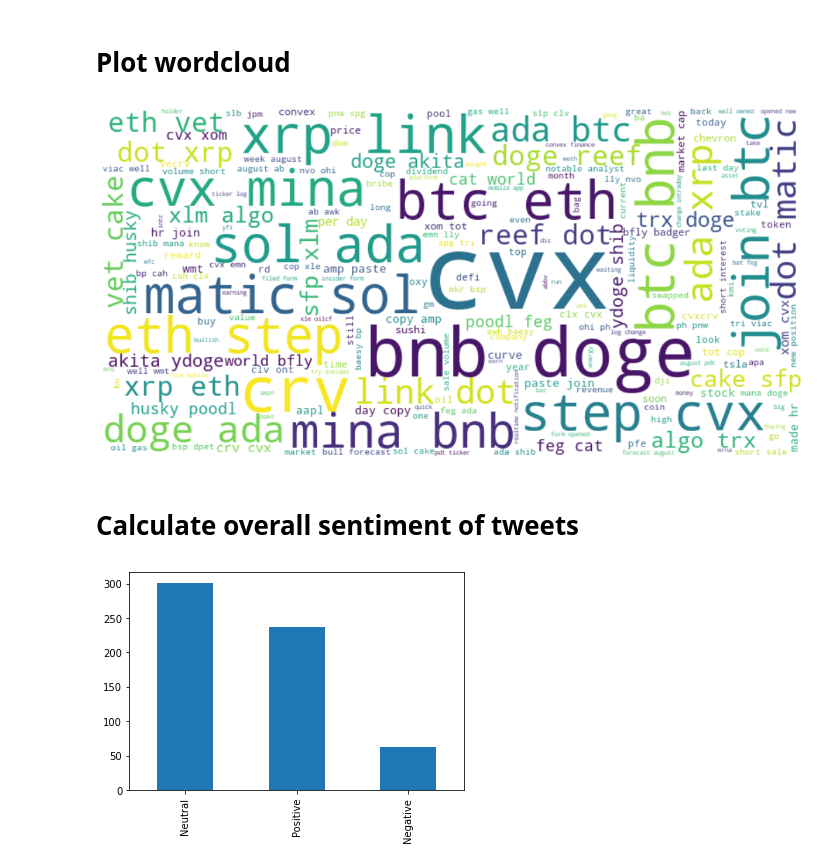
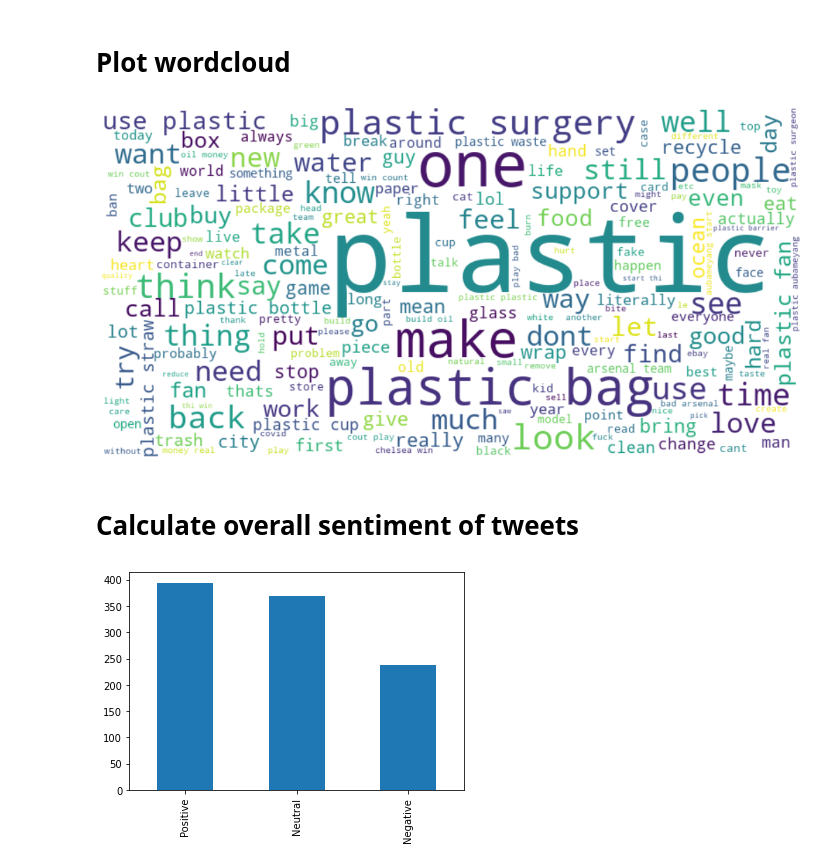
Before and after one commit to victorbnnt/NLPprojects, a Jupyter notebook: notebooks/04_Tweepy.ipynb, the cells around one changed output. Drawn from its saved outputs; the diff is of its cells as text; code cells hidden in the pictures.

```diff
--- a/notebooks/04_Tweepy.ipynb
+++ b/notebooks/04_Tweepy.ipynb
@@ -108,7 +115,7 @@ cleaned_df["textblob_analysis"].value_counts().plot(kind="bar");
 # %% [markdown]
 # Getting Tweets from a hashtag
 # %%
-df_searched = get_tweets_from_search(api, "$CVX", parameters=" -filter:retweets", since="2021-08-09", lang="en", max_tweets=1000)
+df_searched = get_tweets_from_search(api, "plastic", parameters=" -filter:retweets", since="2021-08-09", lang="en", max_tweets=1000)
 # %%
 df_searched
 # %% [output]
@@ -128,4 +135,7 @@ df_searched
 # %% [markdown]
 # Clean texts
 # %%
-cleaner_search = text_cleaner(df = df_searched, label="text", included_sw=[], excluded_sw=[])#, stopwords_locale="french")
+df_searched["cleanText"] = df_searched["text"]
+cleaner_searched = text_cleaner(df = df_searched, label="cleanText", included_sw=["amp"])
+cleaned_df_searched = cleaner_searched.clean_texts()
+cleaned_df_searched.sample()
@@ -150,6 +145,6 @@ cleaned_df_search
 # %% [markdown]
 # Add subjectivity and polarity
 # %%
-cleaned_df_search = add_subjectivity_and_polarity(cleaned_df_search, label="text")
-cleaned_df_search.head()
+cleaned_df_searched = add_subjectivity_and_polarity(cleaned_df_searched, label="cleanText")
+cleaned_df_searched.sample(5)
 # %% [output]
@@ -162,9 +157,9 @@ cleaned_df_search.head()
 # %% [markdown]
 # Plot wordcloud
 # %%
-plot_wordcloud(cleaned_df_search, label="text")
+plot_wordcloud(cleaned_df_searched, label="cleanText")
 # %% [output]
-[figure, old version]
+[figure, new version]
 # %% [markdown]
 # Calculate overall sentiment of tweets
 # %%
@@ -172,4 +167,4 @@ cleaned_df_search = add_textblob_analysis(cleaned_df_search)
 # %%
-cleaned_df_search["textblob_analysis"].value_counts().plot(kind="bar");
+cleaned_df_searched["textblob_analysis"].value_counts().plot(kind="bar");
 # %% [output]
-[figure, old version]
+[figure, new version]
```
Also changed, not shown: parts of 16 cells of this notebook, 6 other files.
